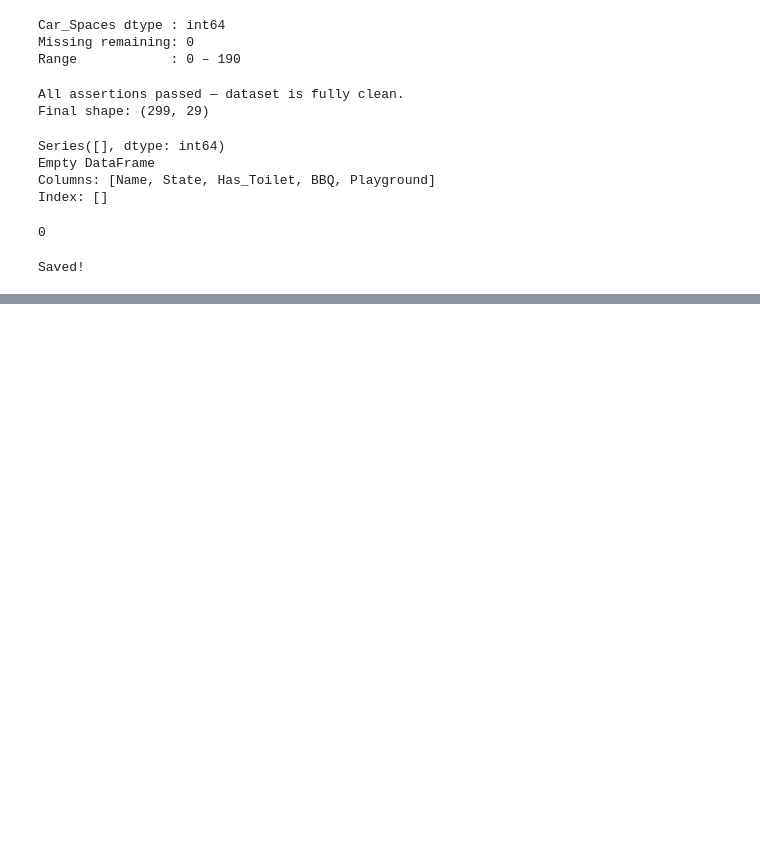
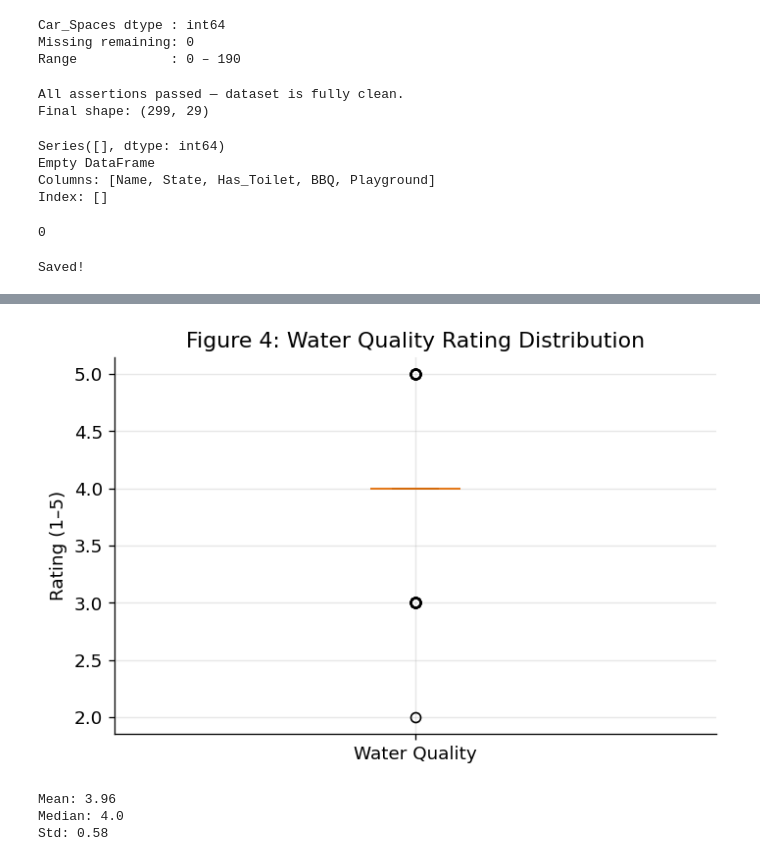
Before and after one commit to Bikram2051/Bikram2051-COS60008-Assignment, a Jupyter notebook: COS60008_assignment_105974087.ipynb, the cells around one changed output, grey strips where cells are left out. Drawn from its saved outputs; the diff is of its cells as text; code cells hidden in the pictures; blank space fills up the shorter version.

```diff
--- a/COS60008_assignment_105974087.ipynb
+++ b/COS60008_assignment_105974087.ipynb
@@ -637,0 +684,20 @@ Saved!
+# %%
+# Water_Quality_Rating — boxplot to show spread, median and potential outliers
+# on this ordinal 1–5 scale.
+fig, ax = plt.subplots(figsize=(6, 4))
+ax.boxplot(df_main['Water_Quality_Rating'], vert=True, patch_artist=True,
+           boxprops=dict(facecolor='mediumpurple', alpha=0.7))
+ax.set_ylabel('Rating (1–5)')
+ax.set_title('Figure 4: Water Quality Rating Distribution')
+ax.set_xticks([1], ['Water Quality'])
+plt.tight_layout()
+plt.show()
+
+print(f"Mean: {df_main['Water_Quality_Rating'].mean():.2f}")
+print(f"Median: {df_main['Water_Quality_Rating'].median():.1f}")
+print(f"Std: {df_main['Water_Quality_Rating'].std():.2f}")
+# %% [output]
+[figure, added]
+Mean: 3.96
+Median: 4.0
+Std: 0.58
```
Also changed, not shown: parts of 7 cells of this notebook.
